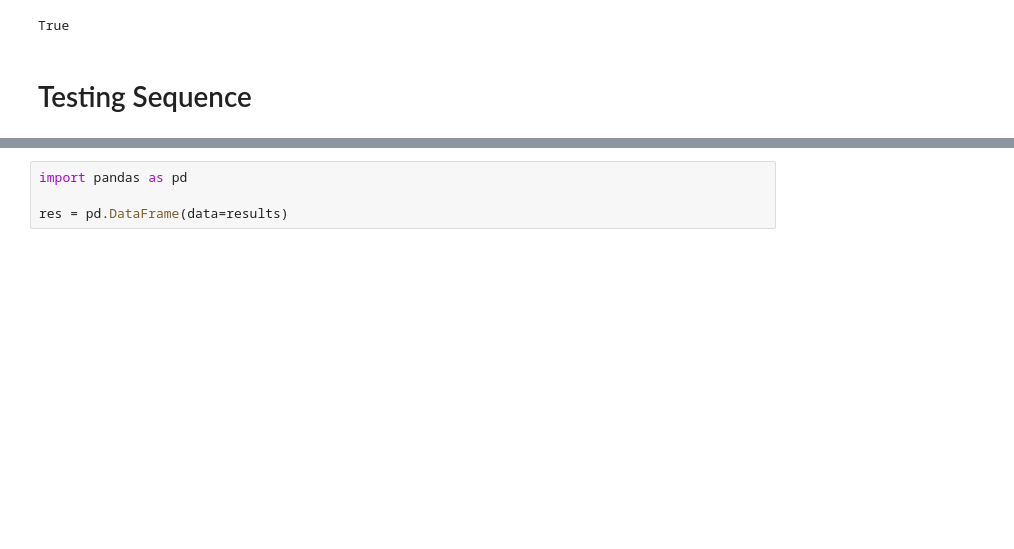
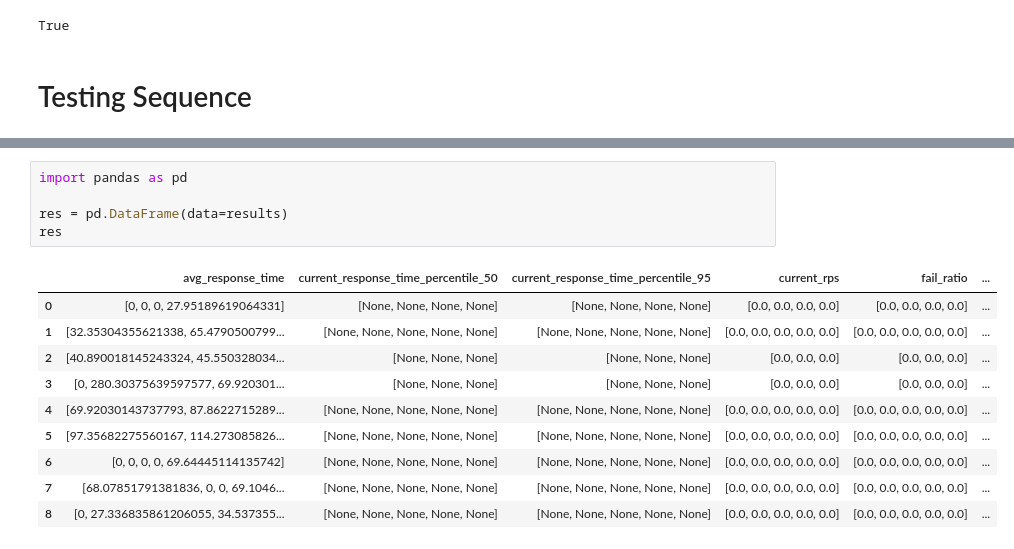
Before and after one commit to nimamahmoudi/ddsl_load_tester, a Jupyter notebook: locust/test.ipynb, the cells around one changed output, grey strips where cells are left out. Cells and saved outputs as stored; diff of their text form; blank space fills up the shorter version.

```diff
--- a/locust/test.ipynb
+++ b/locust/test.ipynb
@@ -155,4 +178,16 @@ lt.stop_test()
 # %%
 import pandas as pd
 
 res = pd.DataFrame(data=results)
+res
+# %% [output]
+|  | avg_response_time | current_response_time_percentile_50 | current_response_time_percentile_95 | current_rps | fail_ratio | ... |
+| 0 | [0, 0, 0, 27.95189619064331] | [None, None, None, None] | [None, None, None, None] | [0.0, 0.0, 0.0, 0.0] | [0.0, 0.0, 0.0, 0.0] | ... |
+| 1 | [32.35304355621338, 65.4790500799... | [None, None, None, None, None] | [None, None, None, None, None] | [0.0, 0.0, 0.0, 0.0, 0.0] | [0.0, 0.0, 0.0, 0.0, 0.0] | ... |
+| 2 | [40.890018145243324, 45.550328034... | [None, None, None] | [None, None, None] | [0.0, 0.0, 0.0] | [0.0, 0.0, 0.0] | ... |
+| 3 | [0, 280.30375639597577, 69.920301... | [None, None, None] | [None, None, None] | [0.0, 0.0, 0.0] | [0.0, 0.0, 0.0] | ... |
+| 4 | [69.92030143737793, 87.8622715289... | [None, None, None, None, None] | [None, None, None, None, None] | [0.0, 0.0, 0.0, 0.0, 0.0] | [0.0, 0.0, 0.0, 0.0, 0.0] | ... |
+| 5 | [97.35682275560167, 114.273085826... | [None, None, None, None, None] | [None, None, None, None, None] | [0.0, 0.0, 0.0, 0.0, 0.0] | [0.0, 0.0, 0.0, 0.0, 0.0] | ... |
+| 6 | [0, 0, 0, 0, 69.64445114135742] | [None, None, None, None, None] | [None, None, None, None, None] | [0.0, 0.0, 0.0, 0.0, 0.0] | [0.0, 0.0, 0.0, 0.0, 0.0] | ... |
+| 7 | [68.07851791381836, 0, 0, 69.1046... | [None, None, None, None, None] | [None, None, None, None, None] | [0.0, 0.0, 0.0, 0.0, 0.0] | [0.0, 0.0, 0.0, 0.0, 0.0] | ... |
+| 8 | [0, 27.336835861206055, 34.537355... | [None, None, None, None, None] | [None, None, None, None, None] | [0.0, 0.0, 0.0, 0.0, 0.0] | [0.0, 0.0, 0.0, 0.0, 0.0] | ... |
```
Also changed, not shown: parts of 5 cells of this notebook, 2 other files.
